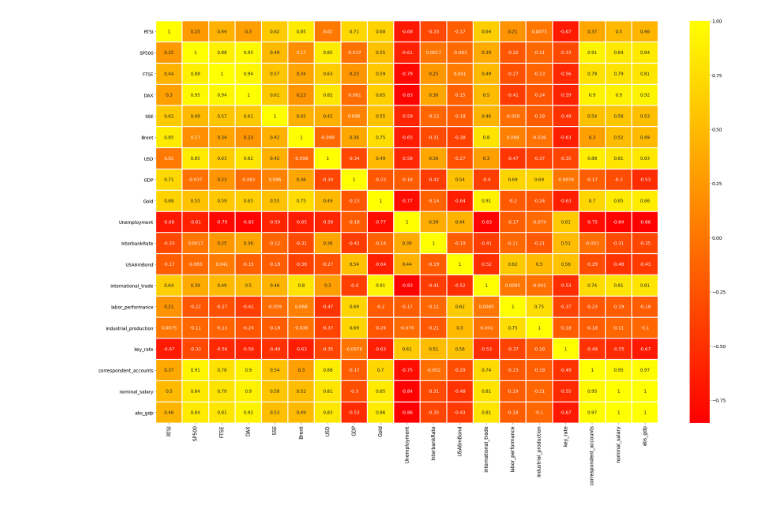
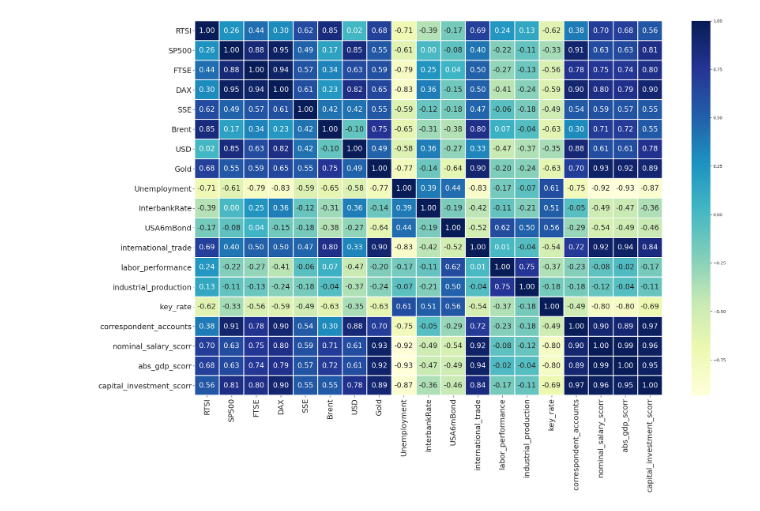
Before and after one commit to xtess16/RTSI, a Jupyter notebook: RTS_regression.ipynb, the cells around one changed output. Saved outputs shown, nothing was run; the diff lists cells and outputs as text; code cells hidden in the pictures.

Commit message:
Добавлены скорректированные данные

```diff
--- a/RTS_regression.ipynb
+++ b/RTS_regression.ipynb
@@ -85,7 +86,7 @@ all_df = pd.DataFrame({
     # USD/RUB
     'USD': usd_series,
     # Темпы роста ВВП РФ
-    'GDP': gdp_series,
+    # 'GDP': gdp_series,
     # Золото
     'Gold': gold_series,
     # Уровень безработицы в РФ
@@ -96,6 +97,8 @@ all_df = pd.DataFrame({
     # 'CPI_year': cpi_year_series,
     # Индекс потребительских цен относительно 2000 года
     # 'CPI2000': cpi2000_series,
+    # Индекс потребительских цен относительно 1996 года
+    # 'CPI1996': cpi1996_series,
     # Ставки по межбанковским кредитам
     'InterbankRate': interbank_rate_series,
     # Доходность 6 месячных облигаций США
@@ -113,15 +116,23 @@ all_df = pd.DataFrame({
     # Остатки на корреспондентских счетах
     'correspondent_accounts': correspondent_accounts_series,
     # Номинальная зарплата
-    'nominal_salary': nominal_salary_series,
-    # ВВП РФ в абсолтном значении
-    'abs_gdp': abs_gdp_series
+    # 'nominal_salary': nominal_salary_series,
+    # Скорректированная номинальная зарплата
+    'nominal_salary_scorr': nominal_salary_scorr_series,
+    # ВВП РФ в абсолютном значении
+    # 'abs_gdp': abs_gdp_series,
+    # Скорректированный ВВП РФ в абсолютном значении
+    'abs_gdp_scorr': abs_gdp_scorr_series,
+    # Скорректированные инвестиции в основной капитал
+    'capital_investment_scorr': capital_investment_series
 })
 # %%
 fig, ax = plt.subplots(figsize=(35, 23))
+ax.tick_params(labelsize=25)
 sns.heatmap(
-    all_df.corr(), cmap='autumn', annot=True, linewidths=2,
-    ax=ax, annot_kws={'size': 1/all_df.corr().size*5000}
+    all_df.corr(), cmap='YlGnBu', annot=True, linewidths=2,
+    ax=ax, annot_kws={'size': 24},
+    fmt='.2f'
 );
 # %% [output]
-[figure, old version]
+[figure, new version]
```
Also changed, not shown: parts of 2 cells of this notebook, 8 other files.
